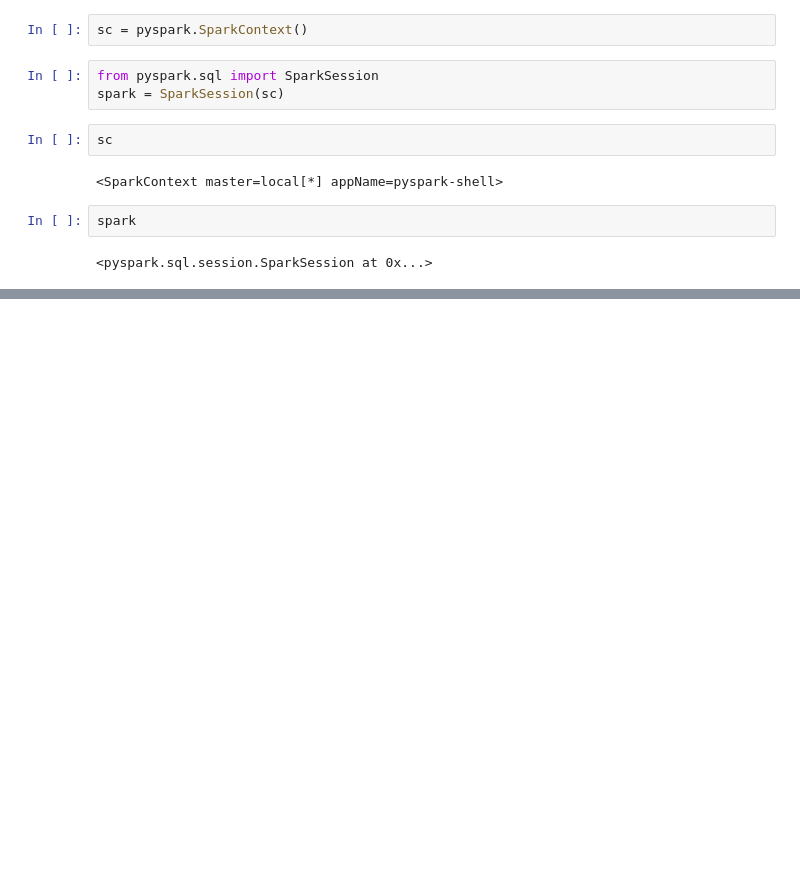
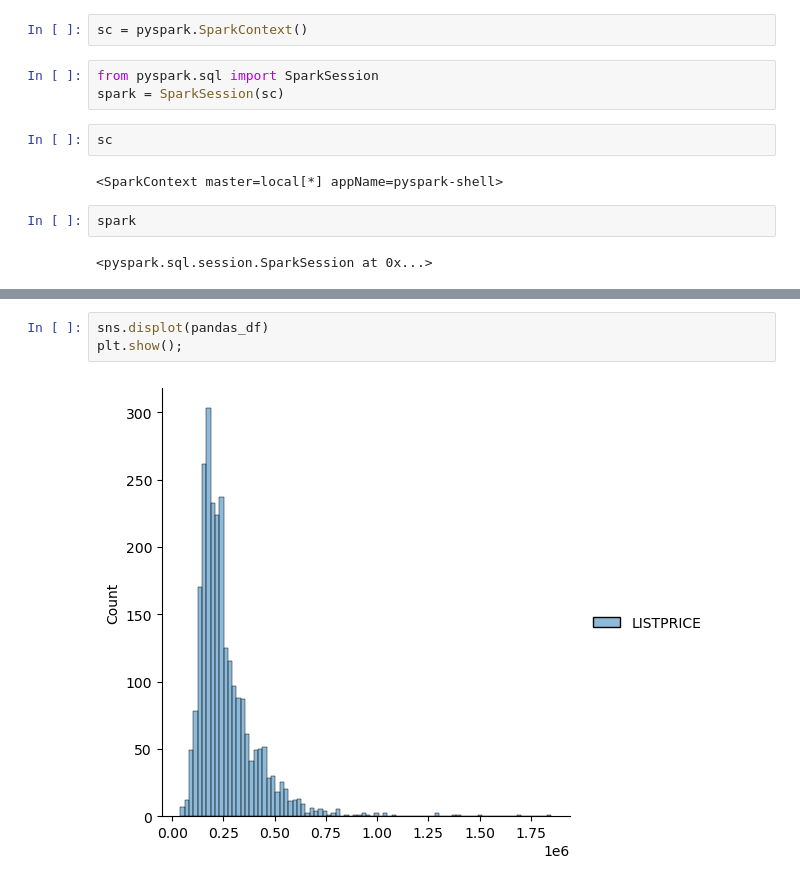
Before and after one commit to Alashmony/Feature_Engineering_with_PySpark_DataCamp, a Jupyter notebook: Fourth.ipynb, the cells around one changed output, grey strips where cells are left out. Drawn from its saved outputs; the diff is of its cells as text; blank space fills up the shorter version.

```diff
--- a/Fourth.ipynb
+++ b/Fourth.ipynb
@@ -18,0 +386,5 @@ spark
+# %%
+sns.displot(pandas_df)
+plt.show();
+# %% [output]
+[figure, added]
```
Also changed, not shown: parts of 30 cells of this notebook, 1 other file.
